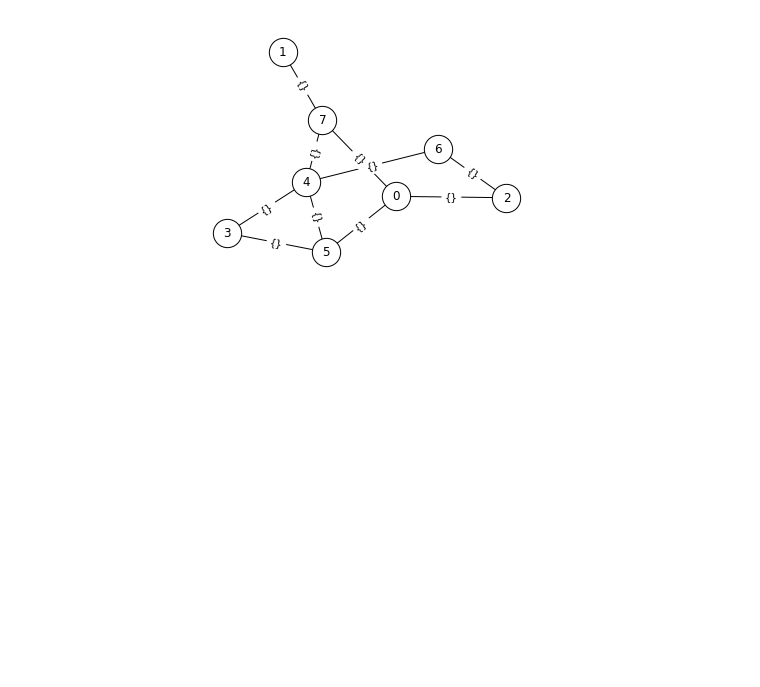
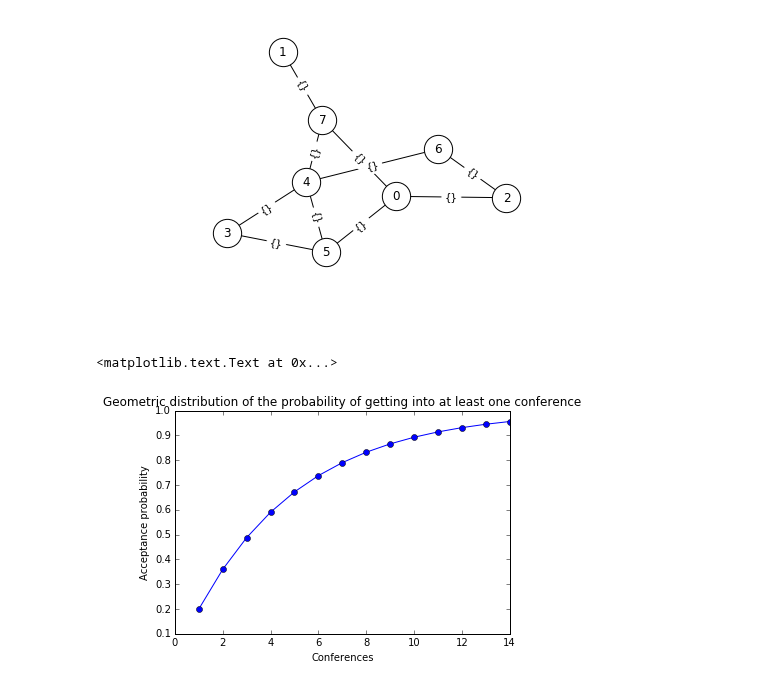
Before and after one commit to AndreiBarsan/crowd, a Jupyter notebook: notebooks/tutorials/NetworkX.ipynb, the cells around one changed output. Saved outputs shown, nothing was run; the diff lists cells and outputs as text; code cells hidden in the pictures; blank space fills up the shorter version.

Commit message:
Conference acceptance rates for noobs 🎉

```diff
--- a/notebooks/tutorials/NetworkX.ipynb
+++ b/notebooks/tutorials/NetworkX.ipynb
@@ -161,3 +161,22 @@ _ = nx.draw_networkx_labels(G_draw, pos)
 _ = nx.draw_networkx_edge_labels(G_draw, pos)
 # %% [output]
 [figure]
+# %%
+import matplotlib.pyplot as plt
+import numpy as np
+%matplotlib inline
+
+# Use the geometric distribution to figure out
+# your likelihood of eventually having your
+# paper accepted by a conference.
+rejection_prob = 0.8
+
+x = np.arange(1, 15)
+y = 1.0 - rejection_prob ** x
+plt.plot(x, y, marker='o')
+plt.xlabel("Conferences")
+plt.ylabel("Acceptance probability")
+plt.title("Geometric distribution of the probability of getting into at least one conference")
+# %% [output]
+<matplotlib.text.Text at 0x...>
+[figure, added]
```
